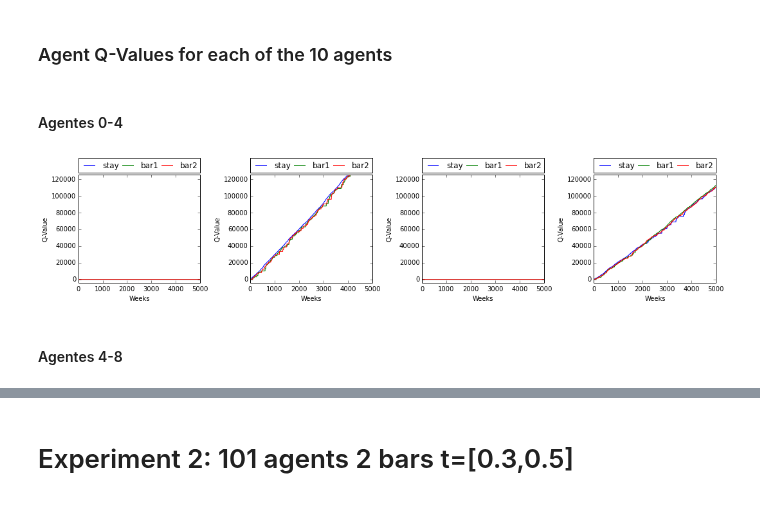
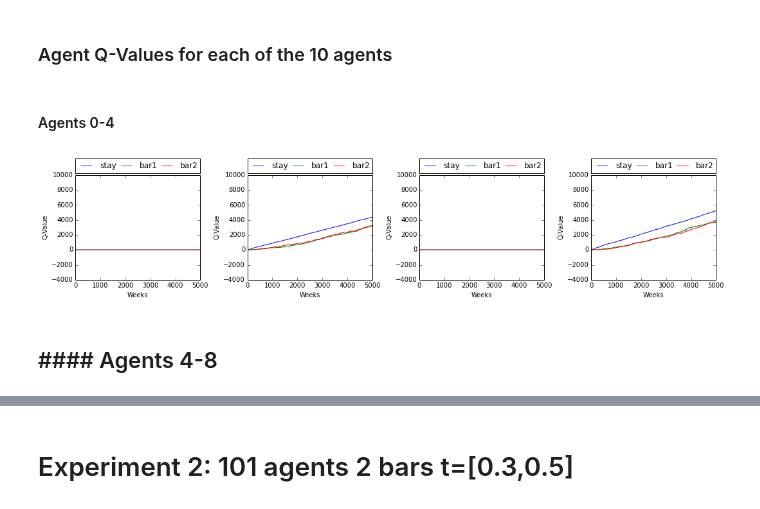
Before and after one commit to hoarf/el_farol_multibar, a Jupyter notebook: wlu.ipynb, the cells around one changed output, grey strips where cells are left out. Saved outputs shown, nothing was run; the diff lists cells and outputs as text; code cells hidden in the pictures.

```diff
--- a/wlu.ipynb
+++ b/wlu.ipynb
@@ -277,12 +34,12 @@ plot_attendances(weekly_attendance_data)
 # %% [markdown]
 ### Agent Q-Values for each of the 10 agents
 # %% [markdown]
-#### Agentes 0-4
+#### Agents 0-4
 # %%
-plot_q_values(agent_q_values[0:4], ylim=125000)
+plot_q_values(agent_q_values[0:4], ylim=10000)
 # %% [output]
-[figure, old version]
+[figure, new version]
 # %% [markdown]
-#### Agentes 4-8
+## #### Agents 4-8
 # %%
 plot_q_values(agent_q_values[4:8], ylim=125000)
```
Also changed, not shown: parts of 22 cells of this notebook.
